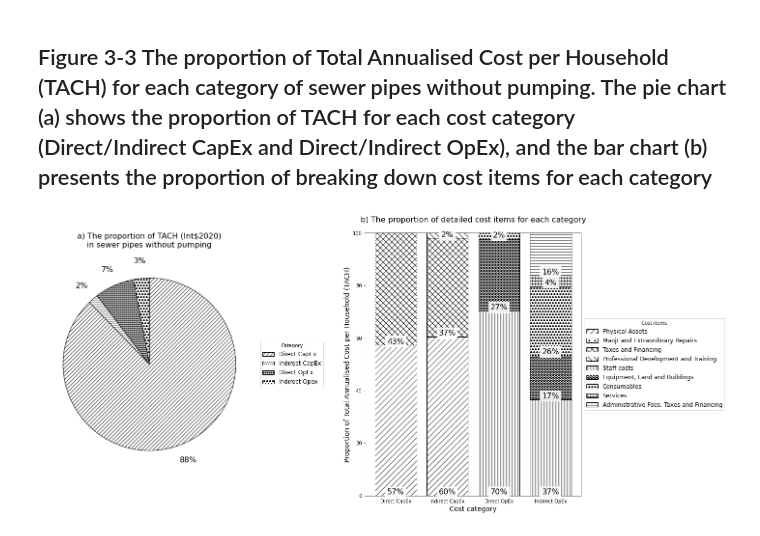
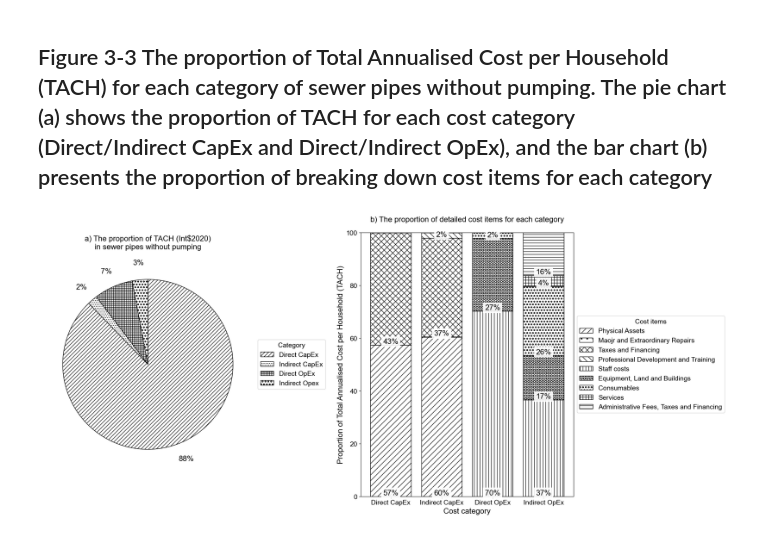
Before and after one commit to JinIgarashi/cactus-narok-figures, a Jupyter notebook: Figure3-3 proportion of sewer pipe.ipynb, the cells around one changed output. Saved outputs shown, nothing was run; the diff lists cells and outputs as text; code cells hidden in the pictures.

Commit message:
set arial as font

```diff
--- a/Figure3-3 proportion of sewer pipe.ipynb
+++ b/Figure3-3 proportion of sewer pipe.ipynb
@@ -31,6 +31,10 @@ barchart_sheetname = 'E&T_detail'
 barchart_title = 'b) The proportion of detailed cost items for each category'
 barchart_xlabel = 'Cost category'
 barchart_ylabel = 'Proportion of Total Annualised Cost per Household (TACH)'
+
+plt.rcParams['font.sans-serif'] = "Arial"
+plt.rcParams['font.family'] = "sans-serif"
+plt.rcParams['font.size'] = 14
 # %%
 fig = plt.figure(figsize=(20, 10))
 
@@ -50,35 +54,35 @@ wedges, labels, _ = ax1.pie(
     textprops={'fontsize': 16})
 
 hatches = ['///', '...', '+++', 'oo']
 for i, wedge in enumerate(wedges):
     wedge.set_hatch(hatches[i % len(hatches)])
 
 ax1.set_title(piechart_title, loc='center', x=0.5, y=1.03, fontsize=16)
-ax1.legend(wedges, df['Category'], title='Category', loc='center left', bbox_to_anchor=(1, 0.5), prop={"size":12})
+ax1.legend(wedges, df['Category'], title='Category', loc='center left', bbox_to_anchor=(1, 0.5), prop={"size":14})
 
 df = pd.read_excel(path_excel, sheet_name=barchart_sheetname)
 
 row_sums = df.sum(axis=1, numeric_only=True)
 for i, row in df.iterrows():
     for j, column in enumerate(df.loc[i][1:]):
         percent = (column / row_sums[i]) * 100
         df.loc[i, df.columns[j + 1]] = percent
 
 bottom = None
 hatches = ['//', '.', 'xx', '\\\\', '||', 'OO', 'oo', '++', '--']
 for i, column in enumerate(df.columns[1:]):
     bar = ax2.bar(df.iloc[:, 0], df[column], color='w', edgecolor='k', bottom=bottom, label=column, hatch=hatches[i % len(hatches)])
     autolabel(bar, ax2)
     bottom = df[column] if bottom is None else bottom + df[column]
 
 ax2.set_title(barchart_title, loc='center', x=0.5, y=1.03, fontsize=16)
-ax2.set_xlabel(barchart_xlabel, fontsize=14)
-ax2.set_ylabel(barchart_ylabel, fontsize=14)
+ax2.set_xlabel(barchart_xlabel, fontsize=16)
+ax2.set_ylabel(barchart_ylabel, fontsize=16)
 
-ax2.legend(loc='center left', bbox_to_anchor=(1, 0.5), prop={"size":12}, title="Cost items")
+ax2.legend(loc='center left', bbox_to_anchor=(1, 0.5), prop={"size":14}, title="Cost items")
 
 plt.subplots_adjust(wspace=0.5, hspace=0.2)
 plt.savefig(file_path, format="png", dpi=dpi, transparent=True, bbox_inches='tight')
 plt.show()
 # %% [output]
-[figure, old version]
+[figure, new version]
```
Also changed, not shown: 13 other files.
